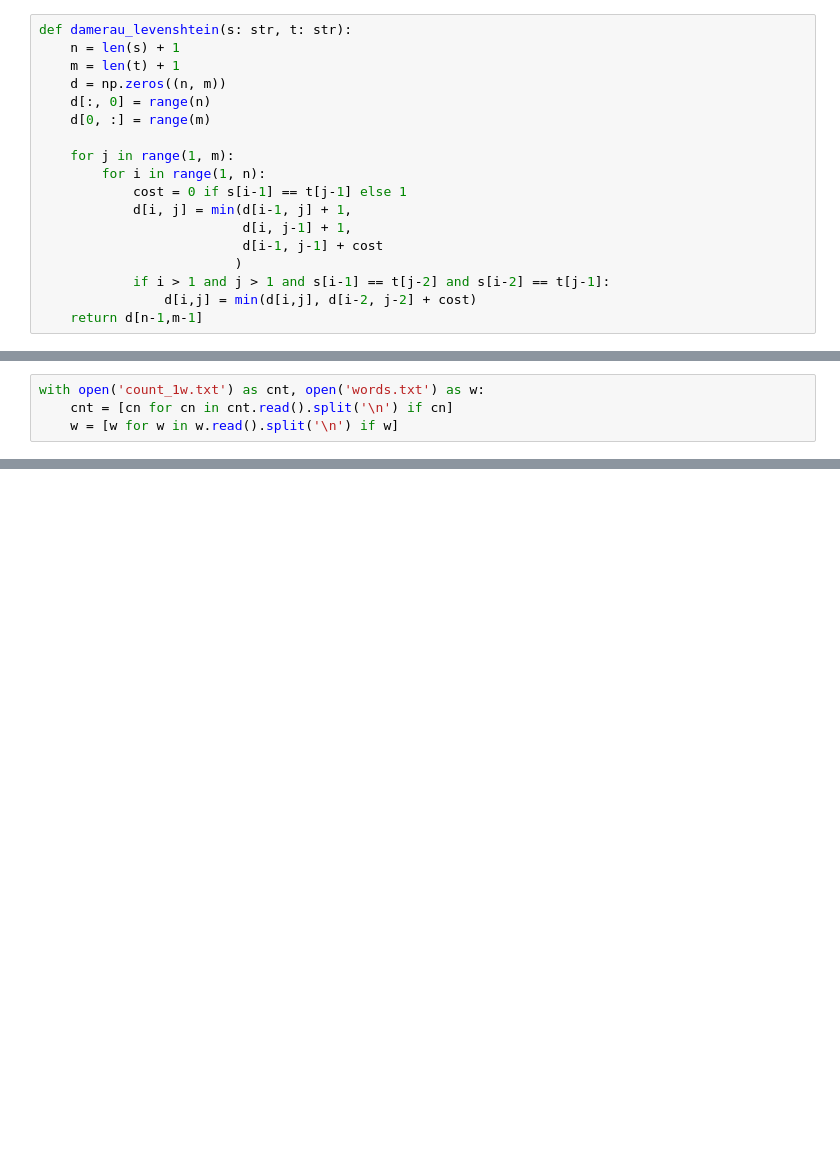
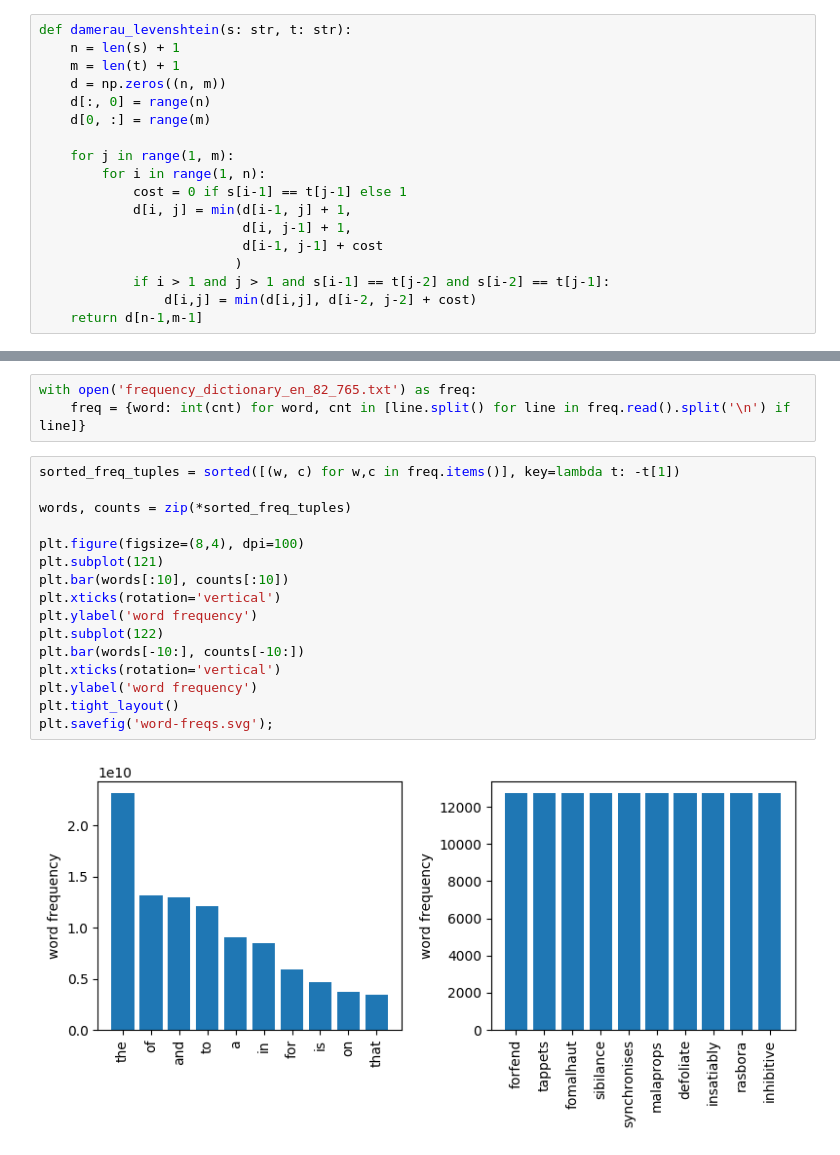
Before and after one commit to robinhundt/programming-pearls-spelling-checker, a Jupyter notebook: presentation.ipynb, the cells around one changed output, grey strips where cells are left out. Cells and saved outputs as stored; diff of their text form; blank space fills up the shorter version.

```diff
--- a/presentation.ipynb
+++ b/presentation.ipynb
@@ -305,4 +408,0 @@ set(out1) - set(out2)
-# %%
-with open('count_1w.txt') as cnt, open('words.txt') as w:
-    cnt = [cn for cn in cnt.read().split('\n') if cn]
-    w = [w for w in w.read().split('\n') if w]
@@ -342,0 +431,21 @@ count_1w.txt
+# %%
+with open('frequency_dictionary_en_82_765.txt') as freq:
+    freq = {word: int(cnt) for word, cnt in [line.split() for line in freq.read().split('\n') if line]}
+# %%
+sorted_freq_tuples = sorted([(w, c) for w,c in freq.items()], key=lambda t: -t[1])
+
+words, counts = zip(*sorted_freq_tuples)
+
+plt.figure(figsize=(8,4), dpi=100)
+plt.subplot(121)
+plt.bar(words[:10], counts[:10])
+plt.xticks(rotation='vertical')
+plt.ylabel('word frequency')
+plt.subplot(122)
+plt.bar(words[-10:], counts[-10:])
+plt.xticks(rotation='vertical')
+plt.ylabel('word frequency')
+plt.tight_layout()
+plt.savefig('word-freqs.svg');
+# %% [output]
+[figure, added]
```
Also changed, not shown: parts of 110 cells of this notebook, 12 other files.
